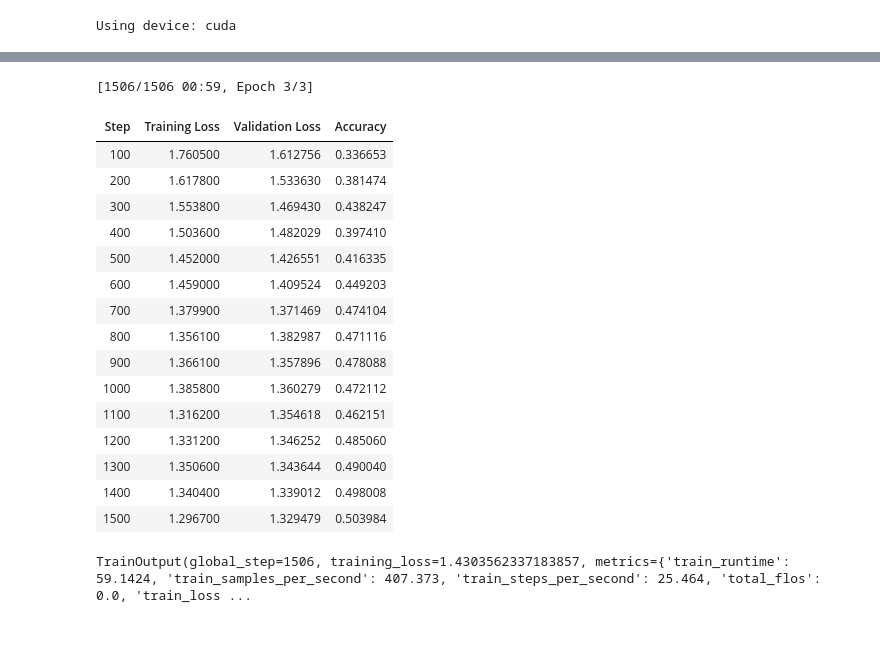
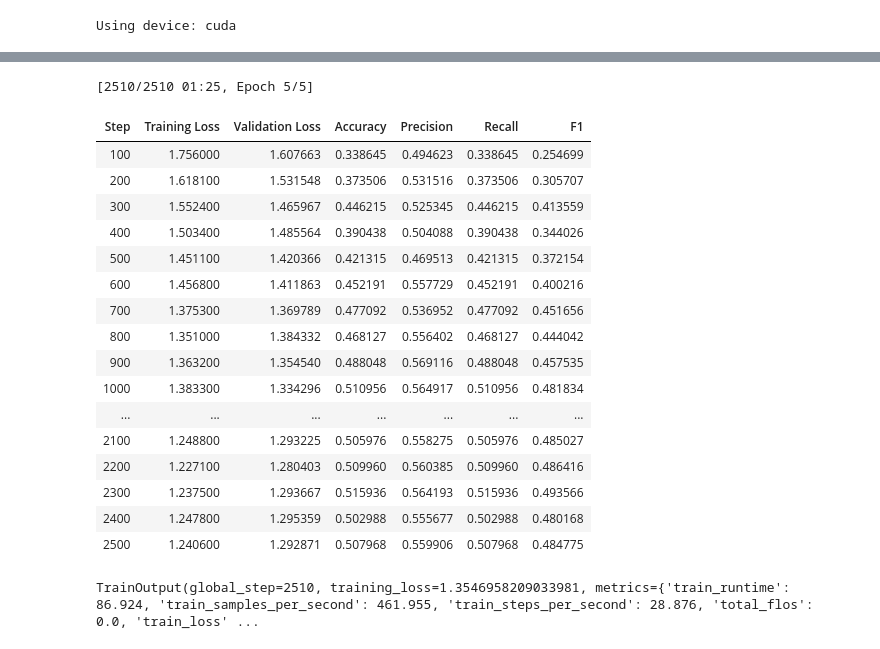
Before and after one commit to JiachengPang/csci535_project, a Jupyter notebook: model.ipynb, the cells around one changed output, grey strips where cells are left out. Cells and saved outputs as stored; diff of their text form; code cells hidden in the pictures.

```diff
--- a/model.ipynb
+++ b/model.ipynb
@@ -55,9 +55,7 @@ class IEMOCAPDataset(Dataset):
         text_emb = torch.tensor(sample["text_embedding"]).float() # (768,)
         label = torch.tensor(sample["label_id"], dtype=torch.long)
 
-        input_features = torch.cat((audio_emb, text_emb), dim=0) # (1536,)
-
-        return {"input_features": input_features, "labels": label}
+        return {"audio_emb": audio_emb, "text_emb": text_emb, "labels": label}
 
 train_ds = IEMOCAPDataset(train_dataset)
 val_ds = IEMOCAPDataset(val_dataset)
@@ -97,17 +99,30 @@ import numpy as np
 import evaluate
 
 accuracy_metric = evaluate.load("accuracy")
+precision_metric = evaluate.load("precision")
+recall_metric = evaluate.load("recall")
+f1_metric = evaluate.load("f1")
 
 def compute_metrics(eval_pred):
     logits, labels = eval_pred
     predictions = np.argmax(logits, axis=1)
-    return accuracy_metric.compute(predictions=predictions, references=labels)
+
+    precision = precision_metric.compute(predictions=predictions, references=labels, average="weighted", zero_division=1)
+    recall = recall_metric.compute(predictions=predictions, references=labels, average="weighted")
+    f1 = f1_metric.compute(predictions=predictions, references=labels, average="weighted")
+
+    return {
+        "accuracy": (predictions == labels).mean(),
+        "precision": precision["precision"],
+        "recall": recall["recall"],
+        "f1": f1["f1"]
+    }
 # %%
 from transformers import TrainingArguments
 
-training_args = TrainingArguments(
-    output_dir="./classifier_model",
-    evaluation_strategy="steps",
+mlp_training_args = TrainingArguments(
+    output_dir="./mlp_model",
+    eval_strategy="steps",
     eval_steps=100,
     save_strategy="steps",
     save_steps=100,
@@ -118,7 +133,7 @@ training_args = TrainingArguments(
     learning_rate=5e-4,
     per_device_train_batch_size=16,
     per_device_eval_batch_size=16,
-    num_train_epochs=3,
+    num_train_epochs=5,
     weight_decay=0.01,
     logging_dir="./logs",
     logging_steps=100,
@@ -127,32 +142,32 @@ training_args = TrainingArguments(
 # %%
 from transformers import Trainer
 
-trainer = Trainer(
-    model=model,
-    args=training_args,
+mlp_trainer = Trainer(
+    model=mlp_model,
+    args=mlp_training_args,
     train_dataset=train_ds,
     eval_dataset=val_ds,
     compute_metrics=compute_metrics
-
 )
 
-trainer.train()
+mlp_trainer.train()
 # %% [output]
-[1506/1506 00:59, Epoch 3/3]
+[2510/2510 01:25, Epoch 5/5]
-| Step | Training Loss | Validation Loss | Accuracy |
-| 100 | 1.760500 | 1.612756 | 0.336653 |
-| 200 | 1.617800 | 1.533630 | 0.381474 |
-| 300 | 1.553800 | 1.469430 | 0.438247 |
-| 400 | 1.503600 | 1.482029 | 0.397410 |
-| 500 | 1.452000 | 1.426551 | 0.416335 |
-| 600 | 1.459000 | 1.409524 | 0.449203 |
-| 700 | 1.379900 | 1.371469 | 0.474104 |
-| 800 | 1.356100 | 1.382987 | 0.471116 |
-| 900 | 1.366100 | 1.357896 | 0.478088 |
-| 1000 | 1.385800 | 1.360279 | 0.472112 |
-| 1100 | 1.316200 | 1.354618 | 0.462151 |
-| 1200 | 1.331200 | 1.346252 | 0.485060 |
-| 1300 | 1.350600 | 1.343644 | 0.490040 |
-| 1400 | 1.340400 | 1.339012 | 0.498008 |
-| 1500 | 1.296700 | 1.329479 | 0.503984 |
+| Step | Training Loss | Validation Loss | Accuracy | Precision | Recall | F1 |
+| 100 | 1.756000 | 1.607663 | 0.338645 | 0.494623 | 0.338645 | 0.254699 |
+| 200 | 1.618100 | 1.531548 | 0.373506 | 0.531516 | 0.373506 | 0.305707 |
+| 300 | 1.552400 | 1.465967 | 0.446215 | 0.525345 | 0.446215 | 0.413559 |
+| 400 | 1.503400 | 1.485564 | 0.390438 | 0.504088 | 0.390438 | 0.344026 |
+| 500 | 1.451100 | 1.420366 | 0.421315 | 0.469513 | 0.421315 | 0.372154 |
+| 600 | 1.456800 | 1.411863 | 0.452191 | 0.557729 | 0.452191 | 0.400216 |
+| 700 | 1.375300 | 1.369789 | 0.477092 | 0.536952 | 0.477092 | 0.451656 |
+| 800 | 1.351000 | 1.384332 | 0.468127 | 0.556402 | 0.468127 | 0.444042 |
+| 900 | 1.363200 | 1.354540 | 0.488048 | 0.569116 | 0.488048 | 0.457535 |
+| 1000 | 1.383300 | 1.334296 | 0.510956 | 0.564917 | 0.510956 | 0.481834 |
+| ... | ... | ... | ... | ... | ... | ... |
+| 2100 | 1.248800 | 1.293225 | 0.505976 | 0.558275 | 0.505976 | 0.485027 |
+| 2200 | 1.227100 | 1.280403 | 0.509960 | 0.560385 | 0.509960 | 0.486416 |
+| 2300 | 1.237500 | 1.293667 | 0.515936 | 0.564193 | 0.515936 | 0.493566 |
+| 2400 | 1.247800 | 1.295359 | 0.502988 | 0.555677 | 0.502988 | 0.480168 |
+| 2500 | 1.240600 | 1.292871 | 0.507968 | 0.559906 | 0.507968 | 0.484775 |
-TrainOutput(global_step=1506, training_loss=1.4303562337183857, metrics={'train_runtime': 59.1424, 'train_samples_per_second': 407.373, 'train_steps_per_second': 25.464, 'total_flos': 0.0, 'train_loss ...
+TrainOutput(global_step=2510, training_loss=1.3546958209033981, metrics={'train_runtime': 86.924, 'train_samples_per_second': 461.955, 'train_steps_per_second': 28.876, 'total_flos': 0.0, 'train_loss' ...
```
Also changed, not shown: parts of 20 cells of this notebook.
